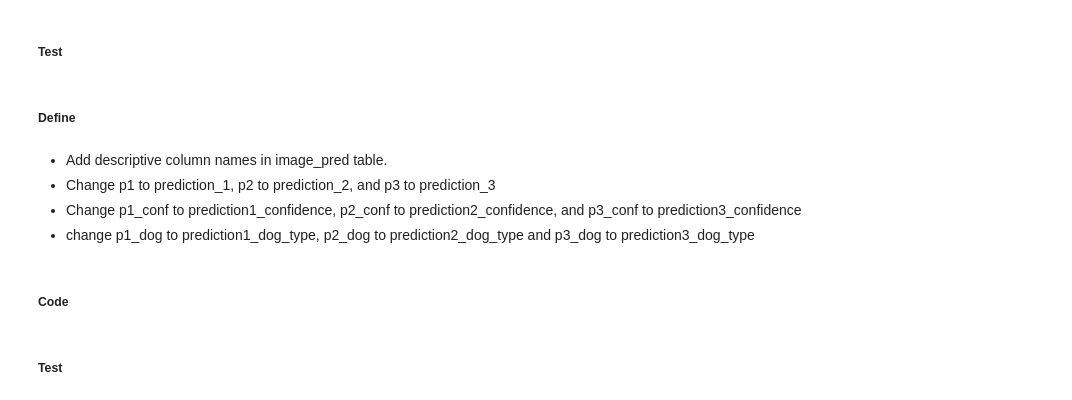
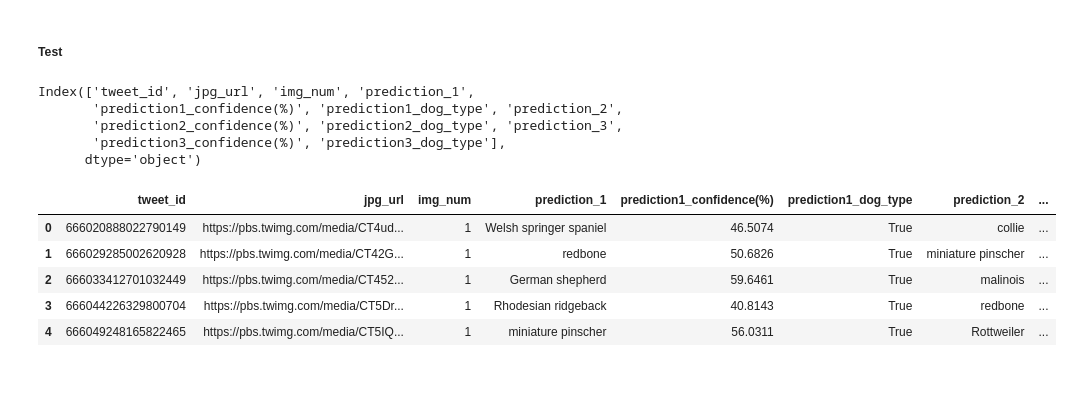
Before and after one commit to RoyalVee/Data-Exploration-and-Analysis-of-WeRateDogs-Tweets, a Jupyter notebook: Untitled.ipynb, the cells around one changed output. Drawn from its saved outputs; the diff is of its cells as text; code cells hidden in the pictures.

```diff
--- a/Untitled.ipynb
+++ b/Untitled.ipynb
@@ -415,5 +530,10 @@ Erroneous datatypes
 - Multiply p1_conf, p2_conf and p3_conf by 100 to convert to percentage
 # %% [markdown]
 ##### Code
+# %%
+# represent prediction confidence as percentage
+df_image_pred_clean['p1_conf'] = df_image_pred_clean['p1_conf']*100
+df_image_pred_clean['p2_conf'] = df_image_pred_clean['p2_conf']*100
+df_image_pred_clean['p3_conf'] = df_image_pred_clean['p3_conf']*100
 # %% [markdown]
 ##### Test
@@ -419,0 +553,5 @@ Erroneous datatypes
+# %%
+# replace every occurance of '_' in prediction name
+df_image_pred_clean['p1'] = df_image_pred_clean['p1'].str.replace("_", " ")
+df_image_pred_clean['p2'] = df_image_pred_clean['p2'].str.replace("_", " ")
+df_image_pred_clean['p3'] = df_image_pred_clean['p3'].str.replace("_", " ")
@@ -442,15 +725,24 @@ Erroneous datatypes
 # %% [markdown]
 ##### Code
+# %%
+# rename columns
+df_image_pred_clean = df_image_pred_clean.rename(columns = {'p1' : 'prediction_1', 'p2': 'prediction_2', 'p3':'prediction_3', 'p1_conf' : 'prediction1_confidence(%)','p2_conf' : 'prediction2_confidence(%)','p3_conf' : 'prediction3_confidence(%)', 'p1_dog' : 'prediction1_dog_type','p2_dog' : 'prediction2_dog_type','p3_dog' : 'prediction3_dog_type'})
 # %% [markdown]
 ##### Test
-# %% [markdown]
-##### Define
-# %% [markdown]
-- Add descriptive column names in image_pred table.
-- Change p1 to prediction_1, p2 to prediction_2,  and p3 to prediction_3
-- Change p1_conf to prediction1_confidence, p2_conf to prediction2_confidence, and p3_conf to prediction3_confidence
-- change p1_dog to prediction1_dog_type, p2_dog to prediction2_dog_type and p3_dog to prediction3_dog_type
-# %% [markdown]
-##### Code
-# %% [markdown]
-##### Test
+# %%
+df_image_pred_clean.columns
+# %% [output]
+Index(['tweet_id', 'jpg_url', 'img_num', 'prediction_1',
+       'prediction1_confidence(%)', 'prediction1_dog_type', 'prediction_2',
+       'prediction2_confidence(%)', 'prediction2_dog_type', 'prediction_3',
+       'prediction3_confidence(%)', 'prediction3_dog_type'],
+      dtype='object')
+# %%
+df_image_pred_clean.head(5)
+# %% [output]
+|  | tweet_id | jpg_url | img_num | prediction_1 | prediction1_confidence(%) | prediction1_dog_type | prediction_2 | ... |
+| 0 | 666020888022790149 | https://pbs.twimg.com/media/CT4ud... | 1 | Welsh springer spaniel | 46.5074 | True | collie | ... |
+| 1 | 666029285002620928 | https://pbs.twimg.com/media/CT42G... | 1 | redbone | 50.6826 | True | miniature pinscher | ... |
+| 2 | 666033412701032449 | https://pbs.twimg.com/media/CT452... | 1 | German shepherd | 59.6461 | True | malinois | ... |
+| 3 | 666044226329800704 | https://pbs.twimg.com/media/CT5Dr... | 1 | Rhodesian ridgeback | 40.8143 | True | redbone | ... |
+| 4 | 666049248165822465 | https://pbs.twimg.com/media/CT5IQ... | 1 | miniature pinscher | 56.0311 | True | Rottweiler | ... |
```
Also changed, not shown: parts of 39 cells of this notebook.
